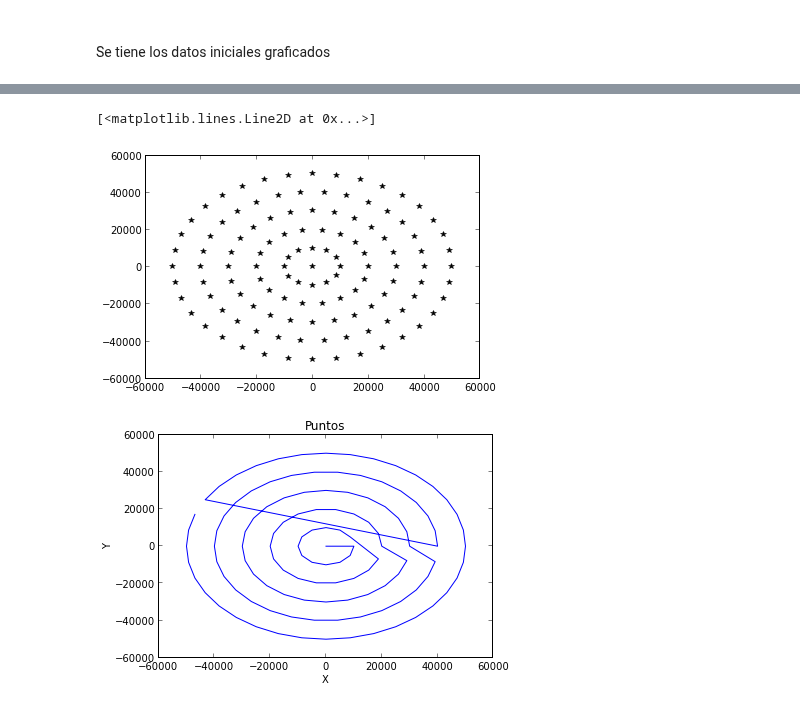
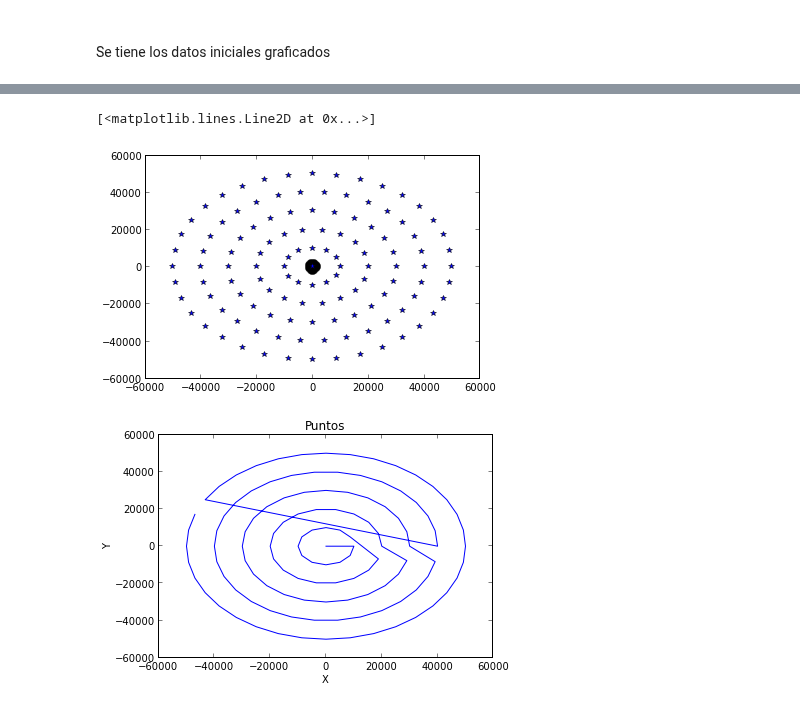
Before and after one commit to daniel-lozano/tarea6, a Jupyter notebook: datos_iniciales.ipynb, the cells around one changed output, grey strips where cells are left out. Cells and saved outputs as stored; diff of their text form; code cells hidden in the pictures.

```diff
--- a/datos_iniciales.ipynb
+++ b/datos_iniciales.ipynb
@@ -56,8 +56,9 @@ plt.close()
-# %%
-plot(x,y,"k*")
-# %% [output]
-[<matplotlib.lines.Line2D at 0x...>]
-[figure, removed]
+# %%
+plot(x[0],y[0],"ko",ms=15)
+plot(x,y,"b*")
+# %% [output]
+[<matplotlib.lines.Line2D at 0x...>]
+[figure, added]
 # %%
 plot(x,y)
 title("Puntos")
```
Also changed, not shown: parts of 2 cells of this notebook, 17 other files.
